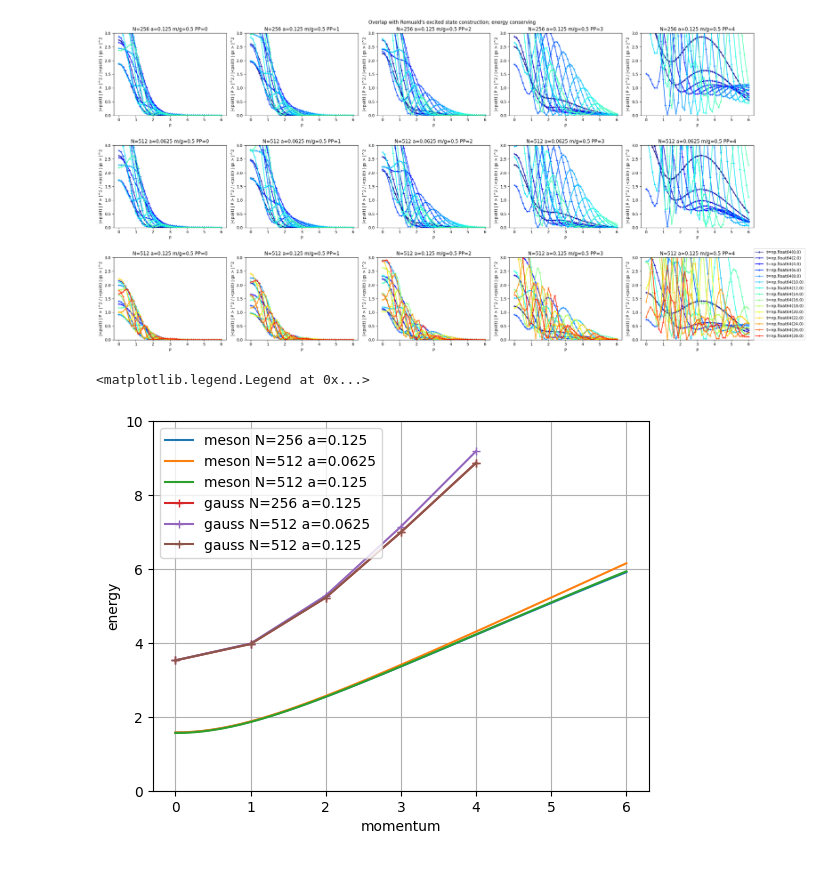
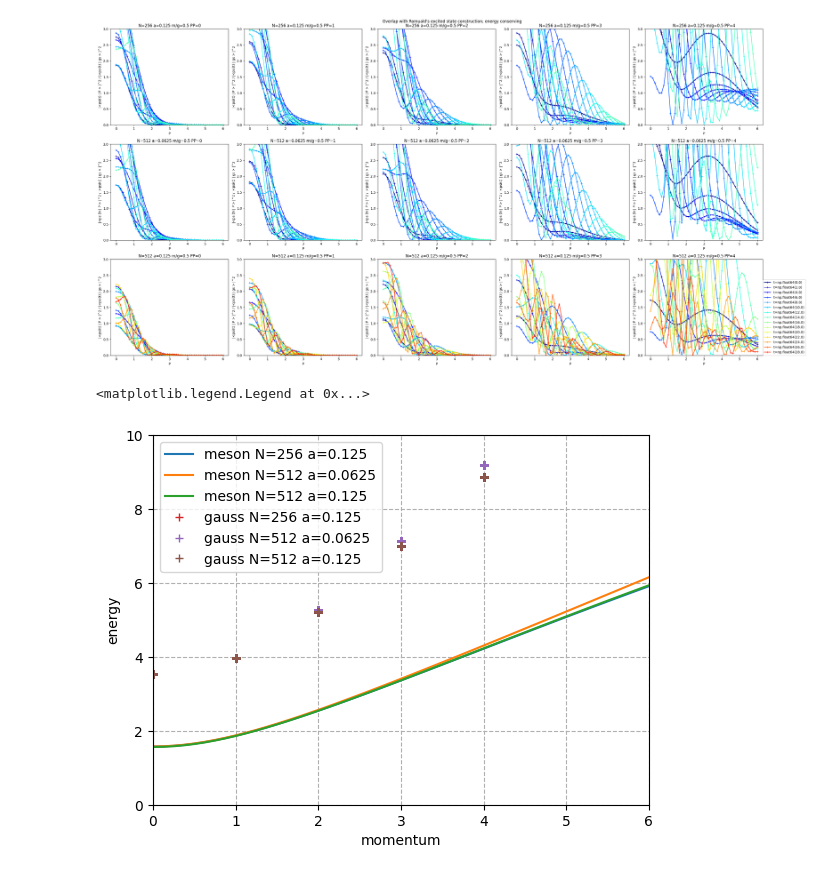
Before and after one commit to marekrams/pdf, a Jupyter notebook: multiplicity_gauss_m=0.5_view_rerun.ipynb, the cells around one changed output. Saved outputs shown, nothing was run; the diff lists cells and outputs as text; code cells hidden in the pictures.

```diff
--- a/multiplicity_gauss_m=0.5_view_rerun.ipynb
+++ b/multiplicity_gauss_m=0.5_view_rerun.ipynb
@@ -10,13 +10,11 @@ import yastn
 from yastn.tn import mps
 # %%
 Nas = [(256, 0.125), (512, 0.0625), (512, 0.125)]
-dEs = [-650.9475000080395 + 652.4669084578825,  -2605.370934773492 + 2606.876134316029, -1304.8464455965538 + 1306.3635588292507]
+dEs = [-644.4618759299467 + 645.0617359295529, 2598.7026385786935 - 2598.116330318743, 1291.555420267803 - 1290.961527431732]
 g = 1
 m = 0.5
 sg2 = 0.25
 x0 = 1.5
-
-E_gs = dict(zip(Nas, [-652.4669084578825, -2606.876134316029, -1306.3635588292507]))
 # %%
 probs_gs = {(N, a): np.load(f"./overlaps/probs_gs_gauss_{m=}_{N=}_{a=}.npy", allow_pickle=True).item() for N, a in Nas}
 # probs_gs[N, a] is a dictionary with keys (t, PP, D)  = (time, P of Gaussian, MPS bond dimension)
@@ -27,34 +25,34 @@ probs_R = {(N, a): np.load(f"./overlaps/probs_gauss_R_{m=}_{N=}_{a=}.npy", allow
 cm = plt.cm.jet
 Ps = [0, 1, 2, 3, 4]
 
 PPs = np.linspace(0, 6, 49)
 
 fig, axs = plt.subplots(len(Nas), len(Ps), squeeze=False)
-fig.set_size_inches( len(Ps) * 5, len(Nas) * 4)
+fig.set_size_inches(len(Ps) * 6, len(Nas) * 5)
 for ii, ((N, a), dE) in enumerate(zip(Nas, dEs)):
   #
   ts = sorted(set(t for t, PP, D, P in probs_R[N, a]))
   Ds = sorted(set(D for t, PP, D, P in probs_R[N, a]))
-  Ds = [ 512]
+  Ds = [512]
   #
   for jj, PP in enumerate(Ps):
       for D in Ds:
         for t in ts[:-2]:
           pr = [probs_R[N, a][t, PP, D, P] / probs_gs[N, a][t, PP, D] for P in PPs]
           sym = '-+' if D == Ds[0] else '-o'
           line, = axs[ii, jj].plot(PPs, pr, sym, color = cm(t / 32))
           if D == Ds[0]:
             line.set_label(f"{t=}")
       axs[ii,jj].set_xlabel('P')
       axs[ii,jj].set_ylabel("|<psi(t) | P > |^2 / |<psi(t) | gs > |^2")
       #axs[ii,jj].set_xlim([0, 2])
       axs[ii,jj].set_title(f"{N=} {a=} {m/g=} {PP=}")
       axs[ii,jj].set_ylim([0, 3])
 
 axs[-1, -1].legend(loc=(1, 0))
 fig.suptitle("Overlap with Romuald's excited state construction; energy conserving")
 
 plt.tight_layout()
 # %% [output]
-[figure, old version]
+[figure, new version]
 # %%
@@ -70,22 +62,22 @@ for N, a in Nas:
 # %%
 for N, a in Nas:
-    k = np.array(list(E_P[N, a].keys()))
-    v = np.array(list(E_P[N, a].values()))
-    plt.plot(k, v - E_gs[N, a], '-', label=f"meson {N=} {a=}")
+    k = np.array(list(dd[N, a]["E_P"].keys()))
+    v = np.array(list(dd[N, a]["E_P"].values()))
+    plt.plot(k, v - dd[N, a]["Egs"], '-', label=f"meson {N=} {a=}")
 plt.ylim(0, 6)
 plt.xlabel('momentum')
 plt.ylabel('energy')
 
 
 for N, a in Nas:
-    dd = {k[1]: v for k, v in E_t[N, a].items()}
-    k = np.array(list(dd.keys()))
-    v = np.array(list(dd .values()))
-    plt.plot(k, v - E_gs[N, a], '-+', label=f"gauss {N=} {a=}")
-    plt.grid()
+    k = np.array(list(x[1] for x in dd[N, a]["E_t"].keys()))
+    v = np.array(list(dd[N, a]["E_t"].values()))
+    plt.plot(k, v - dd[N, a]["Egs"], '+', label=f"gauss {N=} {a=}")
 plt.ylim(0, 10)
+plt.xlim(0, 6)
+plt.grid(linestyle='--')
 
 plt.legend()
 # %% [output]
 <matplotlib.legend.Legend at 0x...>
-[figure, old version]
+[figure, new version]
```
Also changed, not shown: parts of 3 cells of this notebook, 8 other files.
